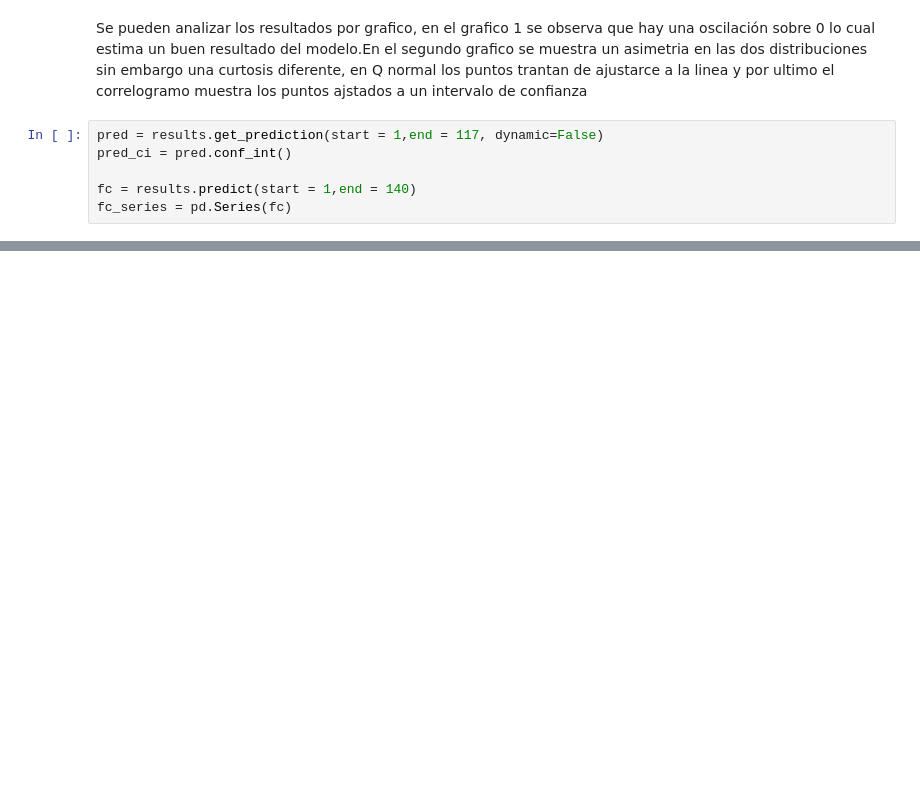
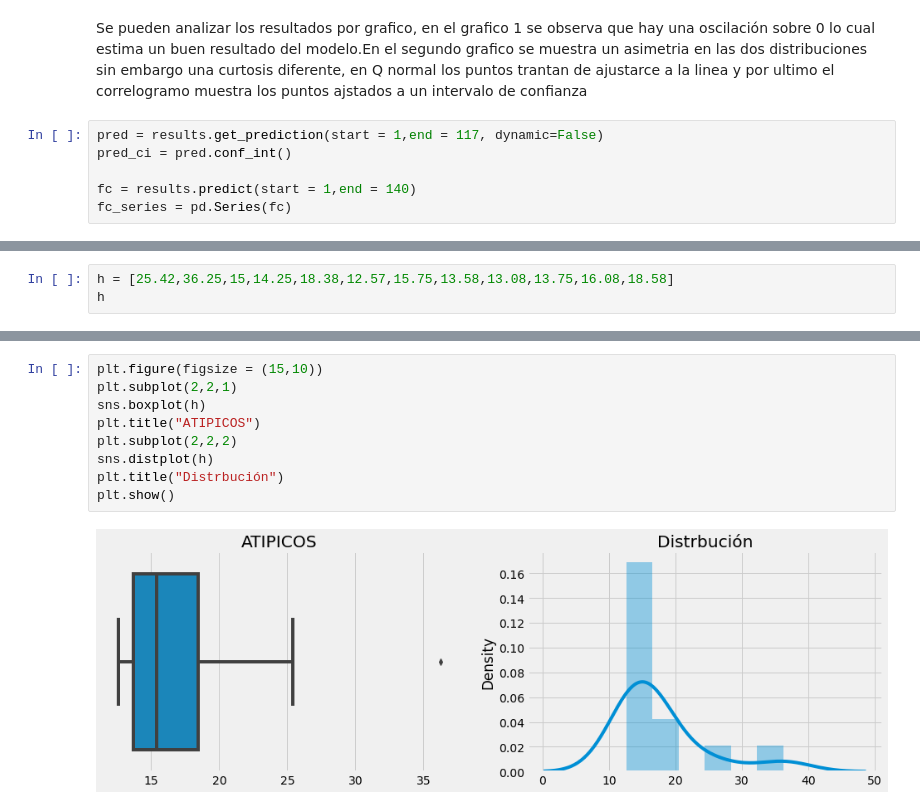
Before and after one commit to dacal1103/Proyecto_investigaci-n-, a Jupyter notebook: proyecto.ipynb, the cells around one changed output, grey strips where cells are left out. Saved outputs shown, nothing was run; the diff lists cells and outputs as text; blank space fills up the shorter version.

```diff
--- a/proyecto.ipynb
+++ b/proyecto.ipynb
@@ -622,0 +568,3 @@ plt.show()
+# %%
+h = [25.42,36.25,15,14.25,18.38,12.57,15.75,13.58,13.08,13.75,16.08,18.58]
+h
@@ -622,0 +584,11 @@ plt.show()
+# %%
+plt.figure(figsize = (15,10))
+plt.subplot(2,2,1)
+sns.boxplot(h)
+plt.title("ATIPICOS")
+plt.subplot(2,2,2)
+sns.distplot(h)
+plt.title("Distrbución")
+plt.show()
+# %% [output]
+[figure, added]
```
Also changed, not shown: parts of 13 cells of this notebook.
